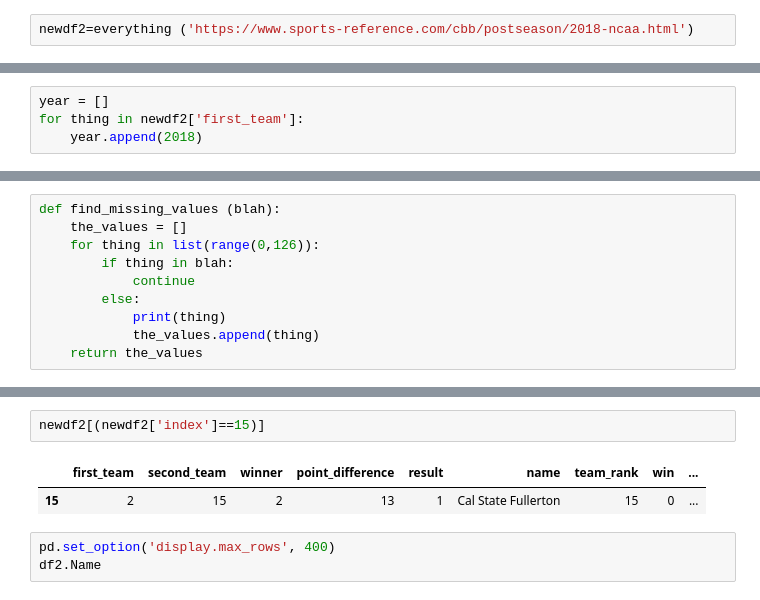
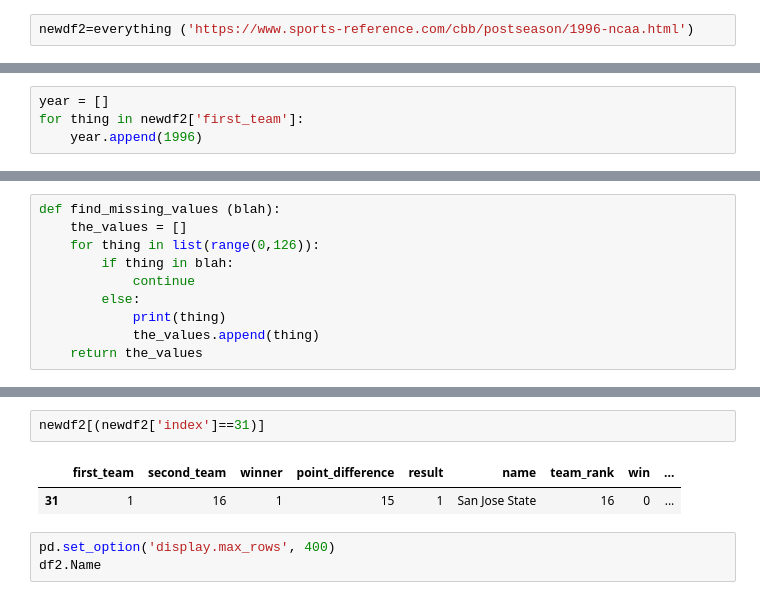
Before and after one commit to amazurek1/march_madness_predictions, a Jupyter notebook: Good_jupyter_notebooks/Remembering_myWork-Copy1.ipynb, the cells around one changed output, grey strips where cells are left out. Drawn from its saved outputs; the diff is of its cells as text.

```diff
--- a/Good_jupyter_notebooks/Remembering_myWork-Copy1.ipynb
+++ b/Good_jupyter_notebooks/Remembering_myWork-Copy1.ipynb
@@ -203,5 +203,5 @@ def everything (link):
     newdf2['index']=list(range(0,126))
     return newdf2
 # %%
-newdf2=everything ('https://www.sports-reference.com/cbb/postseason/2018-ncaa.html')
+newdf2=everything ('https://www.sports-reference.com/cbb/postseason/1996-ncaa.html')
 # %% [output]
@@ -209,7 +209,7 @@ https://www.sports-reference.com/cbb/postseason/2018-ncaa.html
 # %%
 year = []
 for thing in newdf2['first_team']:
-    year.append(2018)
+    year.append(1996)
 # %%
 newdf2['year']=year
 # %%
@@ -368,8 +361,8 @@ the_values=find_missing_values (list(possibly2['index']))
 # %%
-newdf2[(newdf2['index']==15)]
+newdf2[(newdf2['index']==31)]
 # %% [output]
 |  | first_team | second_team | winner | point_difference | result | name | team_rank | win | ... |
-| 15 | 2 | 15 | 2 | 13 | 1 | Cal State Fullerton | 15 | 0 | ... |
+| 31 | 1 | 16 | 1 | 15 | 1 | San Jose State | 16 | 0 | ... |
 # %%
 pd.set_option('display.max_rows', 400)
 df2.Name
```
Also changed, not shown: parts of 33 cells of this notebook.
